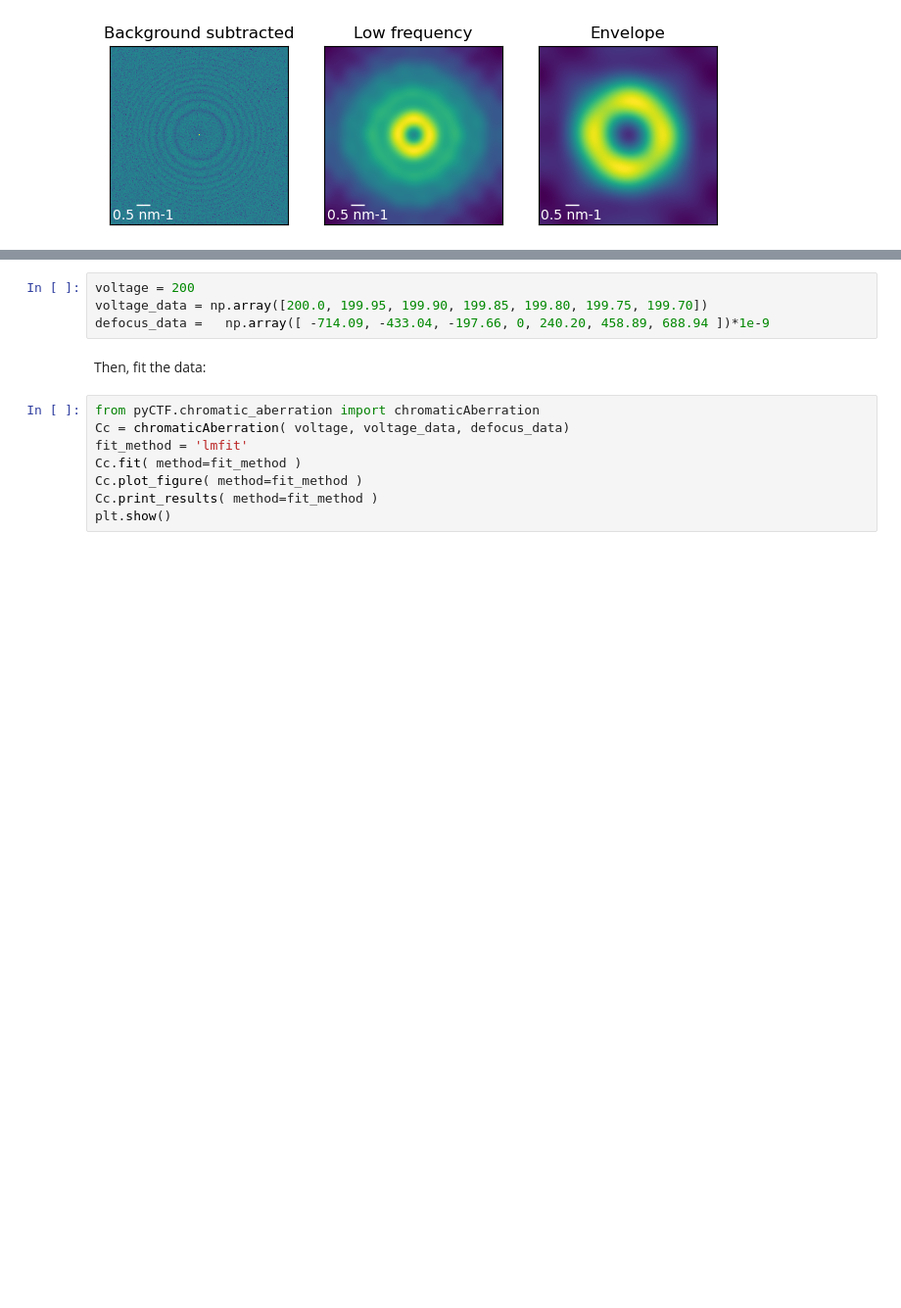
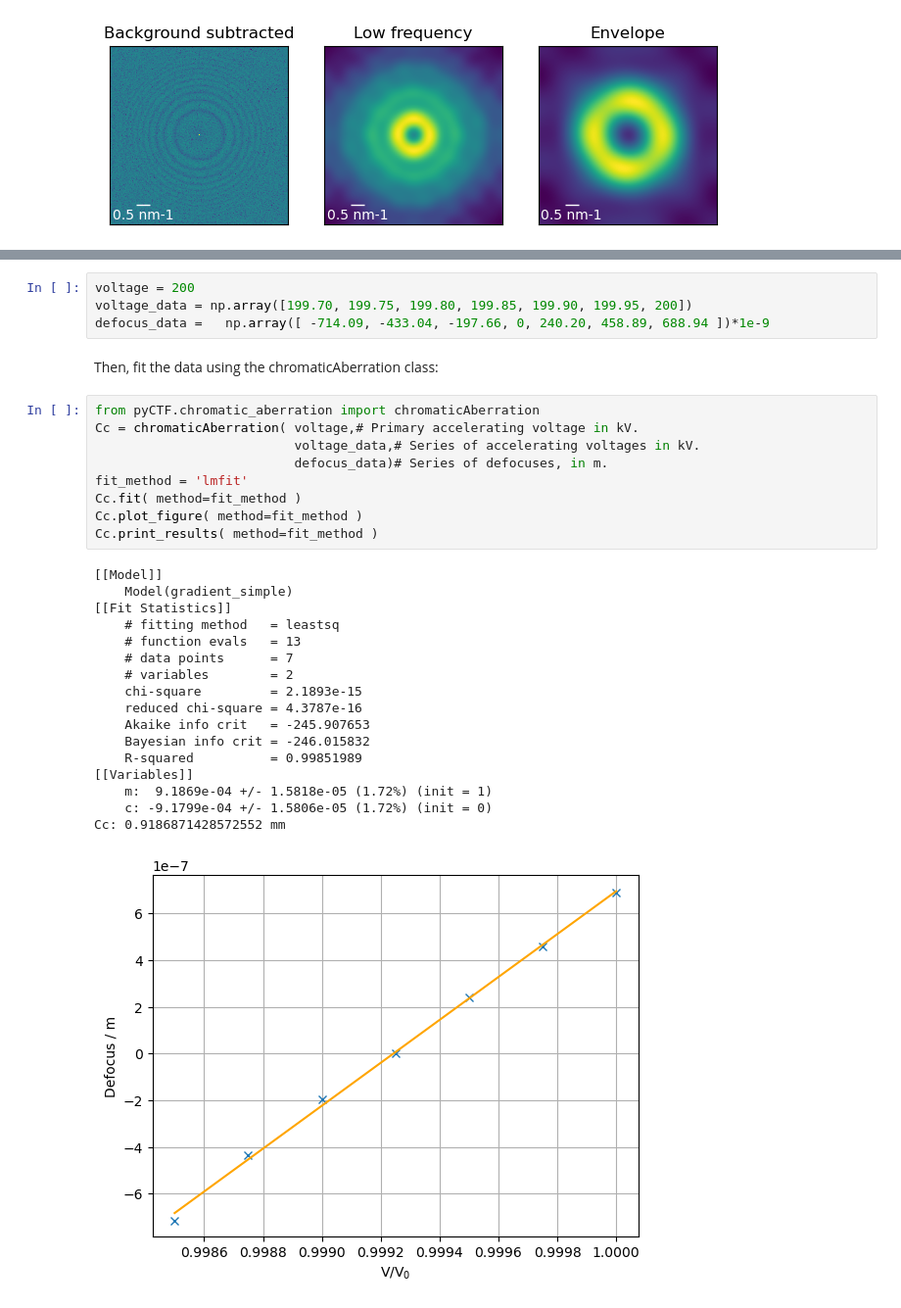
Before and after one commit to benweare/pyCTF, a Jupyter notebook: pyCTF_examples.ipynb, the cells around one changed output, grey strips where cells are left out. Shown at 98% size. Saved outputs shown, nothing was run; the diff lists cells and outputs as text; blank space fills up the shorter version.

```diff
--- a/pyCTF_examples.ipynb
+++ b/pyCTF_examples.ipynb
@@ -151,14 +212,33 @@ We can do this with a linear fit. First, declare the defocus and their accelerat
 # %%
 voltage = 200
-voltage_data = np.array([200.0, 199.95, 199.90, 199.85, 199.80, 199.75, 199.70])
+voltage_data = np.array([199.70, 199.75, 199.80, 199.85, 199.90, 199.95, 200])
 defocus_data =   np.array([ -714.09, -433.04, -197.66, 0, 240.20, 458.89, 688.94 ])*1e-9
 # %% [markdown]
-Then, fit the data:
+Then, fit the data using the chromaticAberration class:
 # %%
 from pyCTF.chromatic_aberration import chromaticAberration
-Cc = chromaticAberration( voltage, voltage_data, defocus_data)
+Cc = chromaticAberration( voltage,# Primary accelerating voltage in kV.
+                          voltage_data,# Series of accelerating voltages in kV.
+                          defocus_data)# Series of defocuses, in m.
 fit_method = 'lmfit'
 Cc.fit( method=fit_method )
 Cc.plot_figure( method=fit_method )
 Cc.print_results( method=fit_method )
-plt.show()
+# %% [output]
+[[Model]]
+    Model(gradient_simple)
+[[Fit Statistics]]
+    # fitting method   = leastsq
+    # function evals   = 13
+    # data points      = 7
+    # variables        = 2
+    chi-square         = 2.1893e-15
+    reduced chi-square = 4.3787e-16
+    Akaike info crit   = -245.907653
+    Bayesian info crit = -246.015832
+    R-squared          = 0.99851989
+[[Variables]]
+    m:  9.1869e-04 +/- 1.5818e-05 (1.72%) (init = 1)
+    c: -9.1799e-04 +/- 1.5806e-05 (1.72%) (init = 0)
+Cc: 0.9186871428572552 mm
+[figure, added]
```
Also changed, not shown: parts of 40 cells of this notebook, 5 other files.
